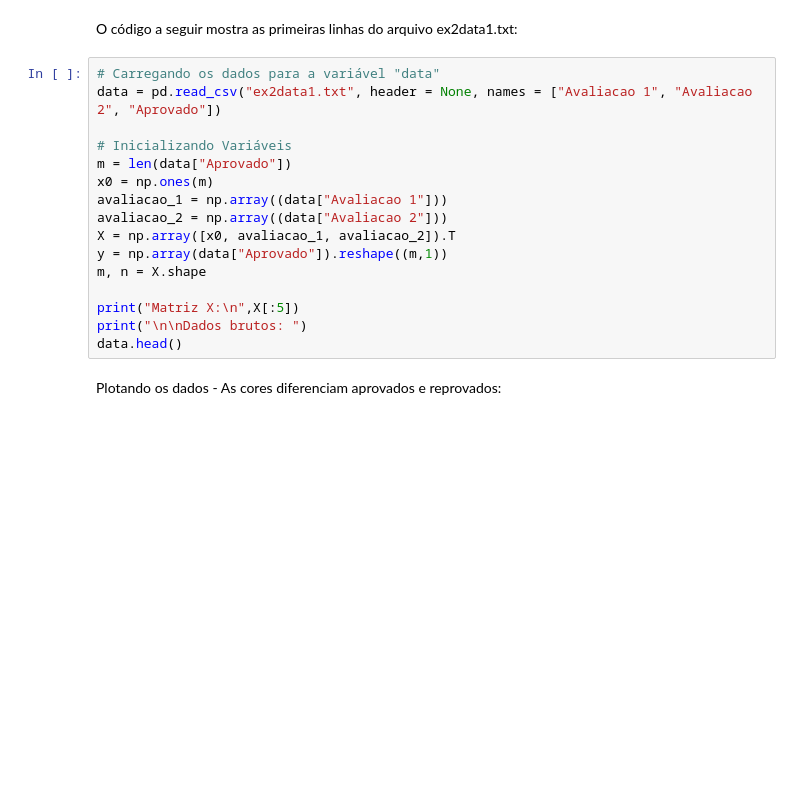
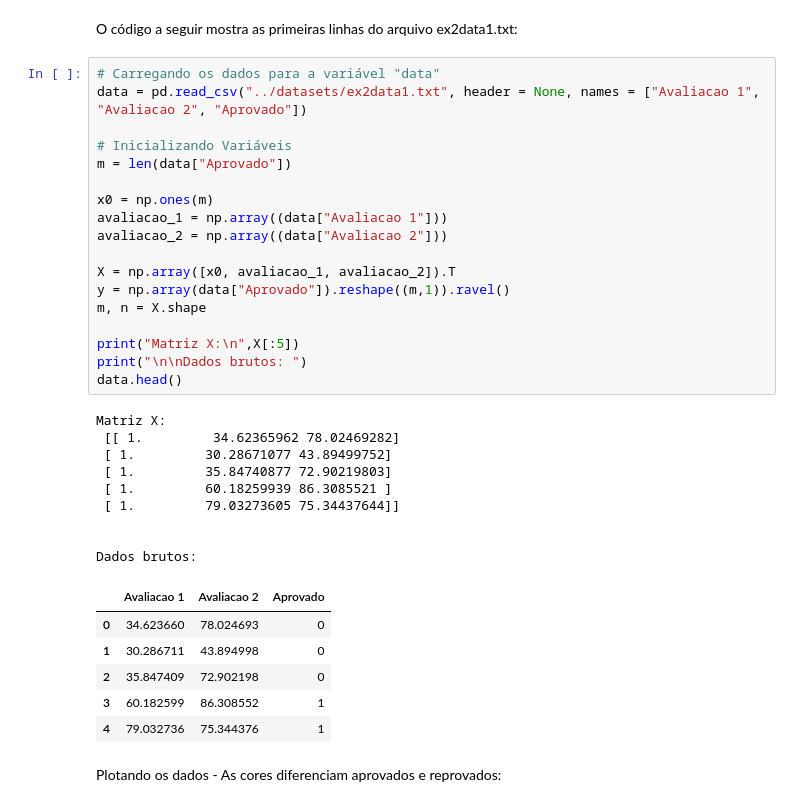
Before and after one commit to DanielCirino/ppginf-ml-trabalho-pratico-02, a Jupyter notebook: notebooks/Trabalho_Pratico_1_2024_1.ipynb, the cells around one changed output. Drawn from its saved outputs; the diff is of its cells as text; blank space fills up the shorter version.

```diff
--- a/notebooks/Trabalho_Pratico_1_2024_1.ipynb
+++ b/notebooks/Trabalho_Pratico_1_2024_1.ipynb
@@ -348,20 +350,38 @@ Nesta Seção, com o objetivo de fixar o conteúdo, você deverá implementar o
 O código a seguir mostra as primeiras linhas do arquivo ex2data1.txt:
 # %%
 # Carregando os dados para a variável "data"
-data = pd.read_csv("ex2data1.txt", header = None, names = ["Avaliacao 1", "Avaliacao 2", "Aprovado"])
+data = pd.read_csv("../datasets/ex2data1.txt", header = None, names = ["Avaliacao 1", "Avaliacao 2", "Aprovado"])
 
 # Inicializando Variáveis
 m = len(data["Aprovado"])
+
 x0 = np.ones(m)
 avaliacao_1 = np.array((data["Avaliacao 1"]))
 avaliacao_2 = np.array((data["Avaliacao 2"]))
+
 X = np.array([x0, avaliacao_1, avaliacao_2]).T
-y = np.array(data["Aprovado"]).reshape((m,1))
+y = np.array(data["Aprovado"]).reshape((m,1)).ravel()
 m, n = X.shape
 
 print("Matriz X:\n",X[:5])
 print("\n\nDados brutos: ")
 data.head()
+# %% [output]
+Matriz X:
+ [[ 1.         34.62365962 78.02469282]
+ [ 1.         30.28671077 43.89499752]
+ [ 1.         35.84740877 72.90219803]
+ [ 1.         60.18259939 86.3085521 ]
+ [ 1.         79.03273605 75.34437644]]
+
+
+Dados brutos:
+|  | Avaliacao 1 | Avaliacao 2 | Aprovado |
+| 0 | 34.623660 | 78.024693 | 0 |
+| 1 | 30.286711 | 43.894998 | 0 |
+| 2 | 35.847409 | 72.902198 | 0 |
+| 3 | 60.182599 | 86.308552 | 1 |
+| 4 | 79.032736 | 75.344376 | 1 |
 # %% [markdown]
 Plotando os dados - As cores diferenciam aprovados e reprovados:
 # %%
```
Also changed, not shown: parts of 13 cells of this notebook, 1 other file.
